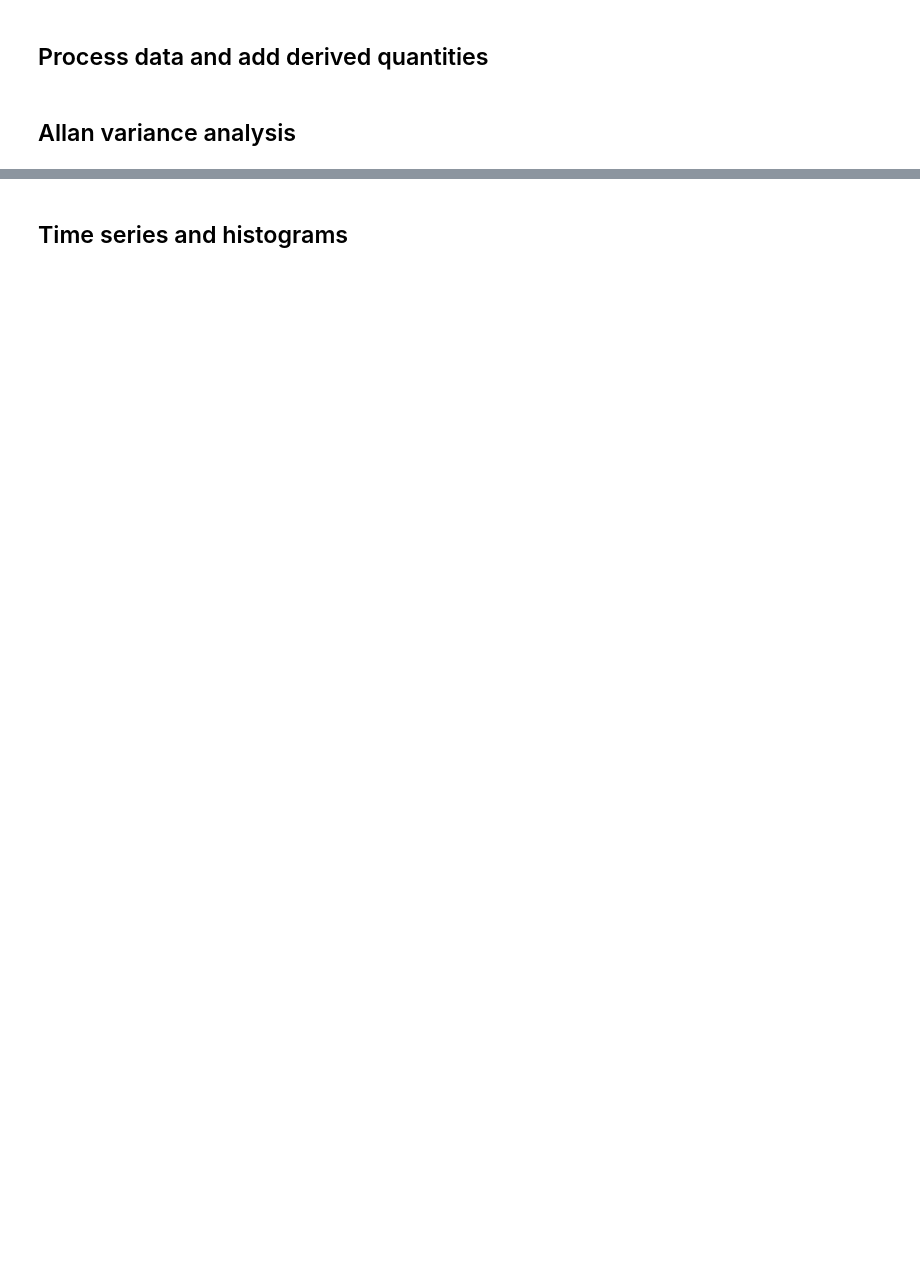
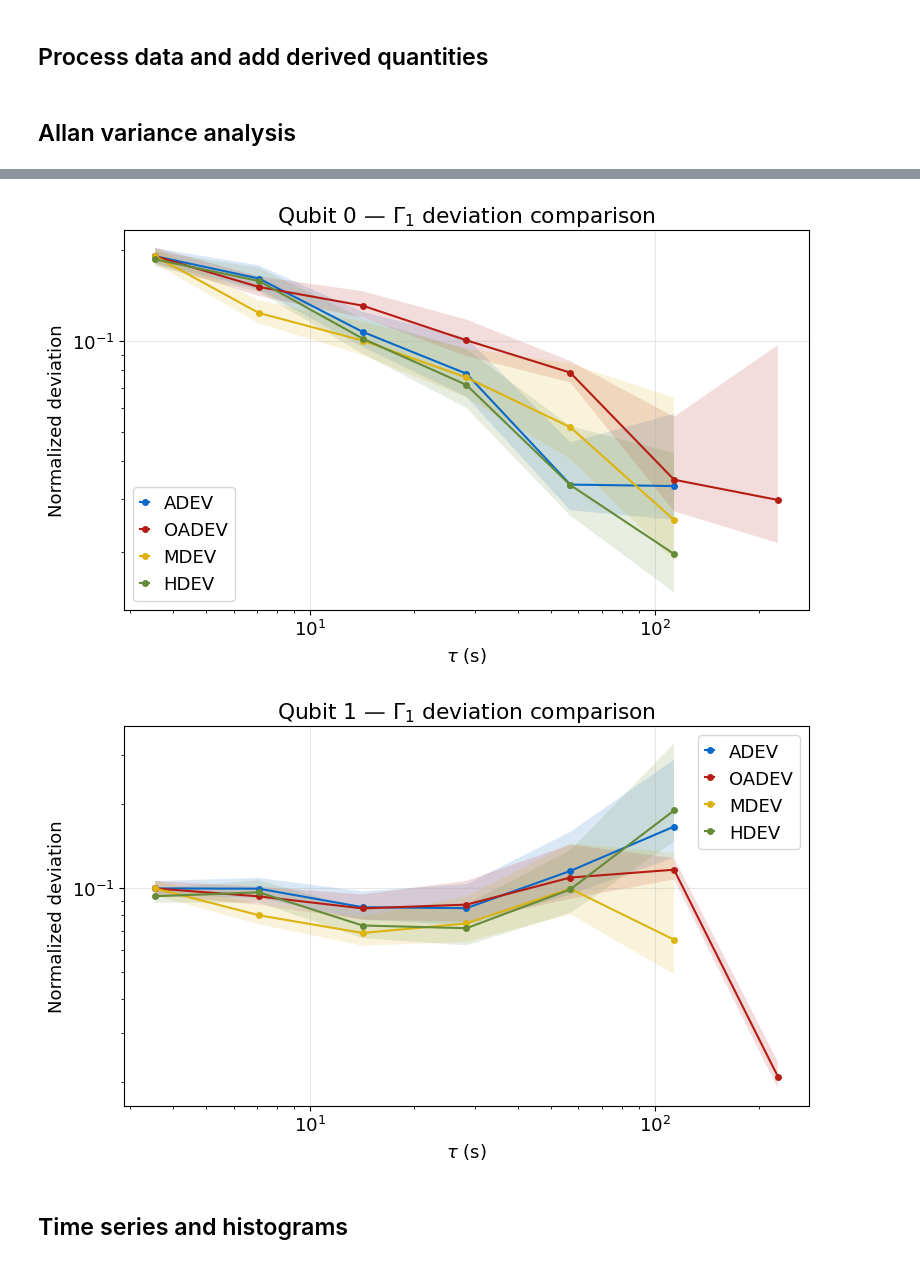
Before and after one commit to SchusterLab/slab_qick_calib, a Jupyter notebook: notebooks/analyze_tracking.ipynb, the cells around one changed output, grey strips where cells are left out. Drawn from its saved outputs; the diff is of its cells as text; code cells hidden in the pictures; blank space fills up the shorter version.

```diff
--- a/notebooks/analyze_tracking.ipynb
+++ b/notebooks/analyze_tracking.ipynb
@@ -62,3 +110,19 @@ RuntimeWarning: invalid value encountered in sqrt
+# %%
+# Compare deviation types (ADEV, OADEV, MDEV, HDEV) for Gamma1
+for qi in range(len(tt)):
+    data = np.array(tt[qi]['Gamma1'])
+    times = np.array(tt[qi]['time'])
+    rate = 1.0 / np.mean(np.diff(times))
+    plot_deviation_comparison(
+        data, rate=rate,
+        dev_types=('adev', 'oadev', 'mdev', 'hdev'),
+        taus='octave', show_ci=True,
+        title=f'Qubit {qi} — $\\Gamma_1$ deviation comparison',
+    )
+    plt.show()
+# %% [output]
+[figure, added]
+[figure, added]
 # %% [markdown]
 ## Time series and histograms
 # %%
```
Also changed, not shown: parts of 12 cells of this notebook, 18 other files.
